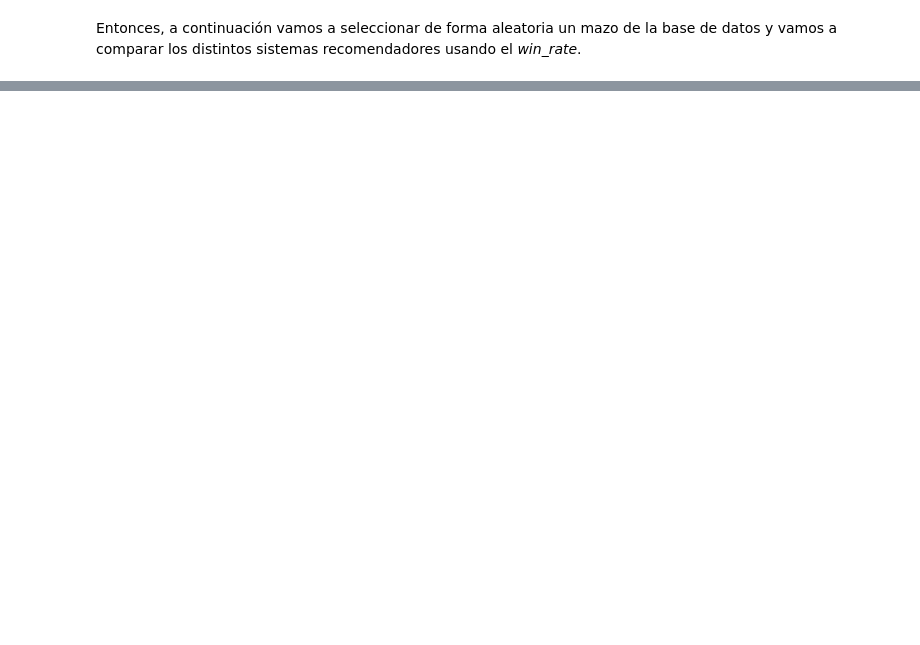
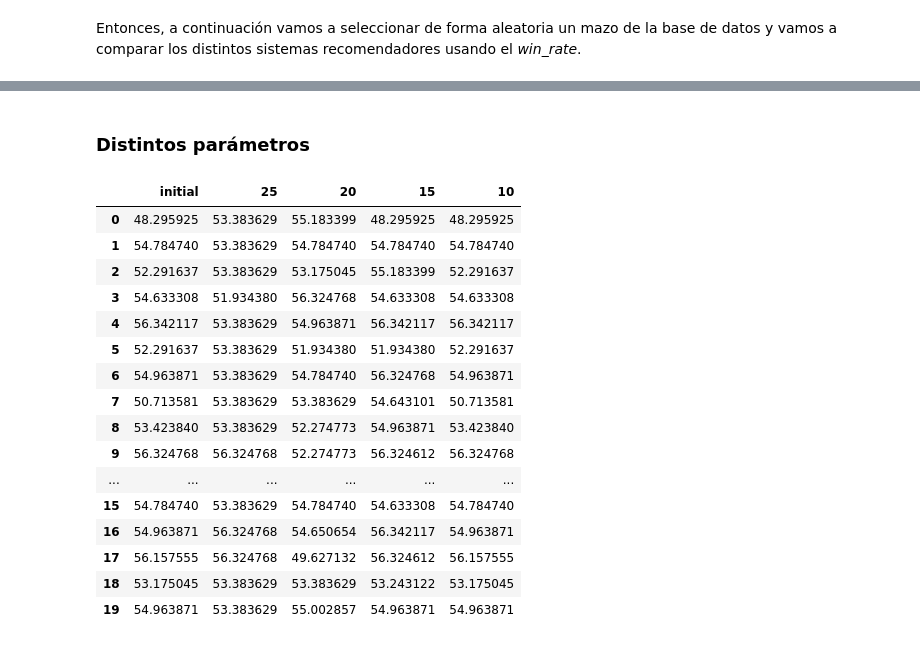
Before and after one commit to gustavo-cornejo/RecSist-Proyecto, a Jupyter notebook: DeckRec.ipynb, the cells around one changed output, grey strips where cells are left out. Saved outputs shown, nothing was run; the diff lists cells and outputs as text; code cells hidden in the pictures; blank space fills up the shorter version.

```diff
--- a/DeckRec.ipynb
+++ b/DeckRec.ipynb
@@ -354,0 +350,4 @@ Win rate nuestra recomendación: 58.977874755859375
+# %%
+#guardando resultados
+with open('comparacion_modelos.json', 'w') as json_file:
+    json.dump(sim_fl, json_file, indent=4)
@@ -354,0 +411,37 @@ Win rate nuestra recomendación: 58.977874755859375
+# %% [markdown]
+### Distintos parámetros
+# %%
+# simulations_delta = {"initial":[], "25":[],"20":[],"15":[],"10":[]}
+# for i in range(20):
+#     initial_deck = random_deck()[1]
+#     simulations_delta["initial"].append(win_rate(initial_deck))
+#     simulations_delta["25"].append(win_rate(best_similar_deck(initial_deck, 25)))
+#     simulations_delta["20"].append(win_rate(best_similar_deck(initial_deck, 20)))
+#     simulations_delta["15"].append(win_rate(best_similar_deck(initial_deck, 15)))
+#     simulations_delta["10"].append(win_rate(best_similar_deck(initial_deck, 10)))
+print(simulations["initial"])
+sim_delta_fl = dict()
+for key in simulations.keys():
+    sim_delta_fl[key] = [float(simulations_delta[key][i]) for i in range(len(simulations_delta[key]))]
+with open('comparacion_modelos.json', 'w') as json_file:
+    json.dump(sim_delta_fl, json_file, indent=4)
+comparacion_delta = pd.DataFrame(simulations_delta)
+comparacion_delta
+# %% [output]
+|  | initial | 25 | 20 | 15 | 10 |
+| 0 | 48.295925 | 53.383629 | 55.183399 | 48.295925 | 48.295925 |
+| 1 | 54.784740 | 53.383629 | 54.784740 | 54.784740 | 54.784740 |
+| 2 | 52.291637 | 53.383629 | 53.175045 | 55.183399 | 52.291637 |
+| 3 | 54.633308 | 51.934380 | 56.324768 | 54.633308 | 54.633308 |
+| 4 | 56.342117 | 53.383629 | 54.963871 | 56.342117 | 56.342117 |
+| 5 | 52.291637 | 53.383629 | 51.934380 | 51.934380 | 52.291637 |
+| 6 | 54.963871 | 53.383629 | 54.784740 | 56.324768 | 54.963871 |
+| 7 | 50.713581 | 53.383629 | 53.383629 | 54.643101 | 50.713581 |
+| 8 | 53.423840 | 53.383629 | 52.274773 | 54.963871 | 53.423840 |
+| 9 | 56.324768 | 56.324768 | 52.274773 | 56.324612 | 56.324768 |
+| ... | ... | ... | ... | ... | ... |
+| 15 | 54.784740 | 53.383629 | 54.784740 | 54.633308 | 54.784740 |
+| 16 | 54.963871 | 56.324768 | 54.650654 | 56.342117 | 54.963871 |
+| 17 | 56.157555 | 56.324768 | 49.627132 | 56.324612 | 56.157555 |
+| 18 | 53.175045 | 53.383629 | 53.383629 | 53.243122 | 53.175045 |
+| 19 | 54.963871 | 53.383629 | 55.002857 | 54.963871 | 54.963871 |
```
Also changed, not shown: parts of 24 cells of this notebook, 1 other file.
